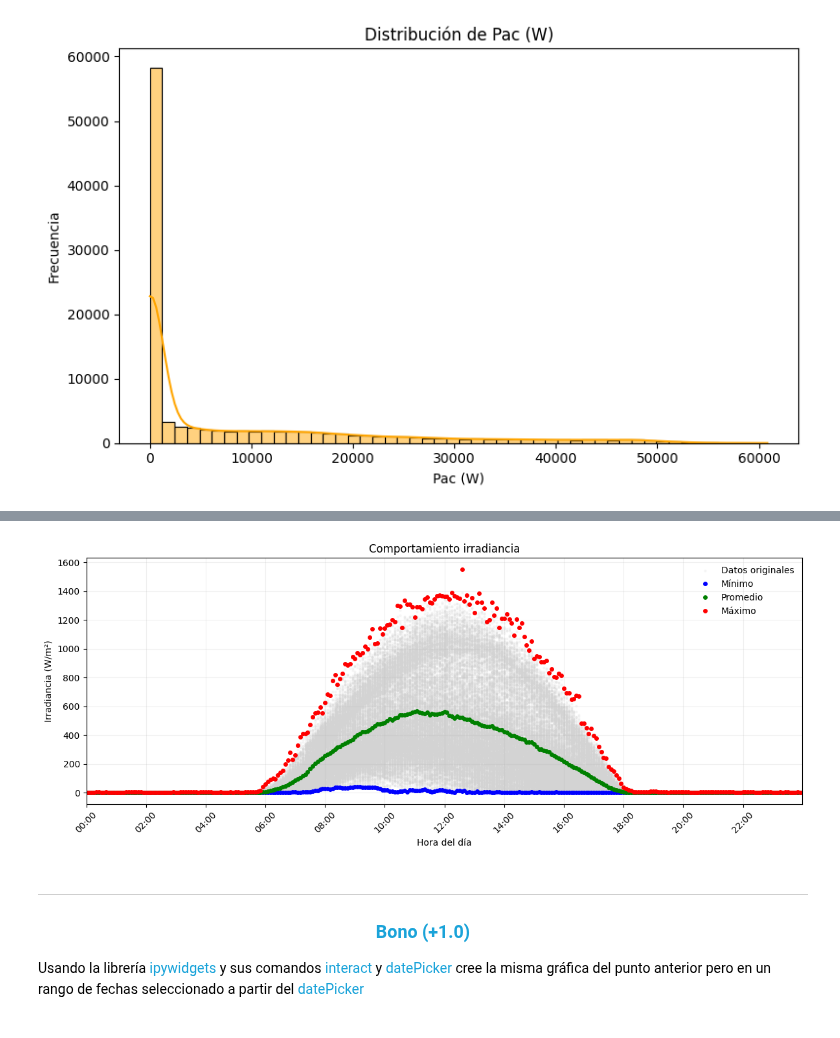
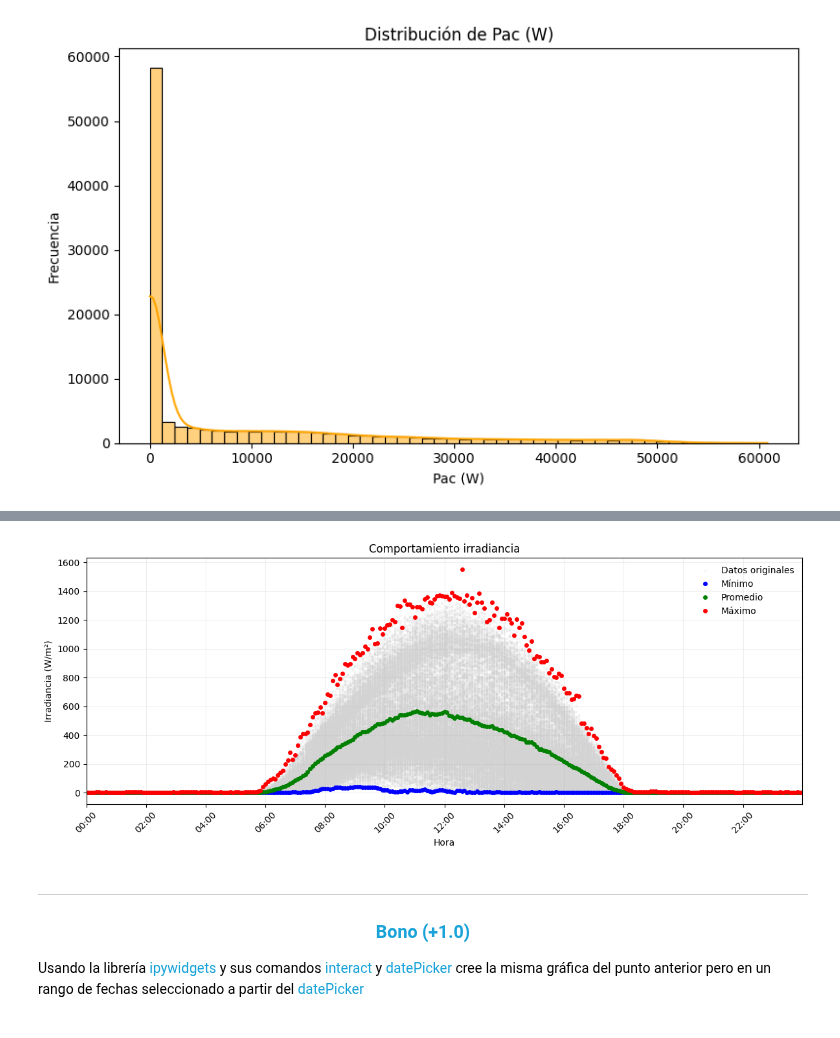
Before and after one commit to Juanvalencia112/Taller1_Herramientas_computacionales, a Jupyter notebook: taller2_herramientas/Taller 2. Herramientas.ipynb, the cells around one changed output, grey strips where cells are left out. Drawn from its saved outputs; the diff is of its cells as text; code cells hidden in the pictures.

```diff
--- a/taller2_herramientas/Taller 2. Herramientas.ipynb
+++ b/taller2_herramientas/Taller 2. Herramientas.ipynb
@@ -107,48 +107,49 @@ En la carpeta data se dispone el archivo <font color="#1AA3D9">SD_5Min.xlsx</fon
 # %%
 import os
 import pandas as pd
-import matplotlib.pyplot as plt
-import matplotlib.dates as mdates
+import matplotlib.pyplot as pltpy
+import matplotlib.dates as pltdt
 
 ruta_archivo = os.path.join(os.getcwd(), "data", "SD_5Min.xlsx")
 
 if os.path.exists(ruta_archivo):
     datos = pd.read_excel(ruta_archivo, usecols=[0, 1, 2], names=["fecha", "luz_lufft", "luz_meteocontrol"])
     datos["fecha"] = pd.to_datetime(datos["fecha"], errors="coerce")
     datos = datos.dropna(subset=["fecha"])
 
     datos = datos[datos["luz_lufft"] > 0]
 
     datos["hora"] = pd.to_datetime(datos["fecha"].dt.strftime("%H:%M"), format="%H:%M")
 
     resumen_horas = datos.groupby("hora")["luz_lufft"].agg(
         minimo="min",
         maximo="max",
         promedio="mean"
     ).reset_index()
 
-    plt.figure(figsize=(12, 5))
-    plt.scatter(datos["hora"], datos["luz_lufft"], color="lightgray", s=4, alpha=0.15, label="Datos originales")
+    pltpy.figure(figsize=(12, 5))
+    pltpy.scatter(datos["hora"], datos["luz_lufft"], color="lightgray", s=4, alpha=0.15, label="Datos originales")
 
-    plt.plot(resumen_horas["hora"], resumen_horas["minimo"], marker="o", linestyle="None", color="blue", markersize=4, label="Mínimo")
-    plt.plot(resumen_horas["hora"], resumen_horas["promedio"], marker="o", linestyle="None", color="green", markersize=4, label="Promedio")
-    plt.plot(resumen_horas["hora"], resumen_horas["maximo"], marker="o", linestyle="None", color="red", markersize=4, label="Máximo")
+    pltpy.plot(resumen_horas["hora"], resumen_horas["minimo"], marker="o", linestyle="None", color="blue", markersize=4, label="Mínimo")
+    pltpy.plot(resumen_horas["hora"], resumen_horas["promedio"], marker="o", linestyle="None", color="green", markersize=4, label="Promedio")
+    pltpy.plot(resumen_horas["hora"], resumen_horas["maximo"], marker="o", linestyle="None", color="red", markersize=4, label="Máximo")
 
-    plt.gca().xaxis.set_major_locator(mdates.HourLocator(interval=2))
-    plt.gca().xaxis.set_major_formatter(mdates.DateFormatter("%H:%M"))
-    plt.xlim(pd.to_datetime("00:00", format="%H:%M"), pd.to_datetime("23:59", format="%H:%M"))
-    plt.xticks(rotation=45)
+    ax = pltpy.gca()
+    ax.xaxis.set_major_locator(pltdt.HourLocator(interval=2))
+    ax.xaxis.set_major_formatter(pltdt.DateFormatter("%H:%M"))
+    pltpy.xlim(pd.to_datetime("00:00", format="%H:%M"), pd.to_datetime("23:59", format="%H:%M"))
+    pltpy.xticks(rotation=45)
 
-    plt.title("Comportamiento irradiancia")
-    plt.xlabel("Hora del día")
-    plt.ylabel("Irradiancia (W/m²)")
-    plt.grid(alpha=0.2)
-    plt.legend(frameon=False)
+    pltpy.title("Comportamiento irradiancia")
+    pltpy.xlabel("Hora")
+    pltpy.ylabel("Irradiancia (W/m²)")
+    pltpy.grid(alpha=0.2)
+    pltpy.legend(frameon=False)
 
-    plt.tight_layout()
-    plt.show()
+    pltpy.tight_layout()
+    pltpy.show()
 # %% [output]
-[figure, old version]
+[figure, new version]
 # %% [markdown]
 ___
 ### <span style="color: #1AA3D9"><center> Bono (+1.0)
```
